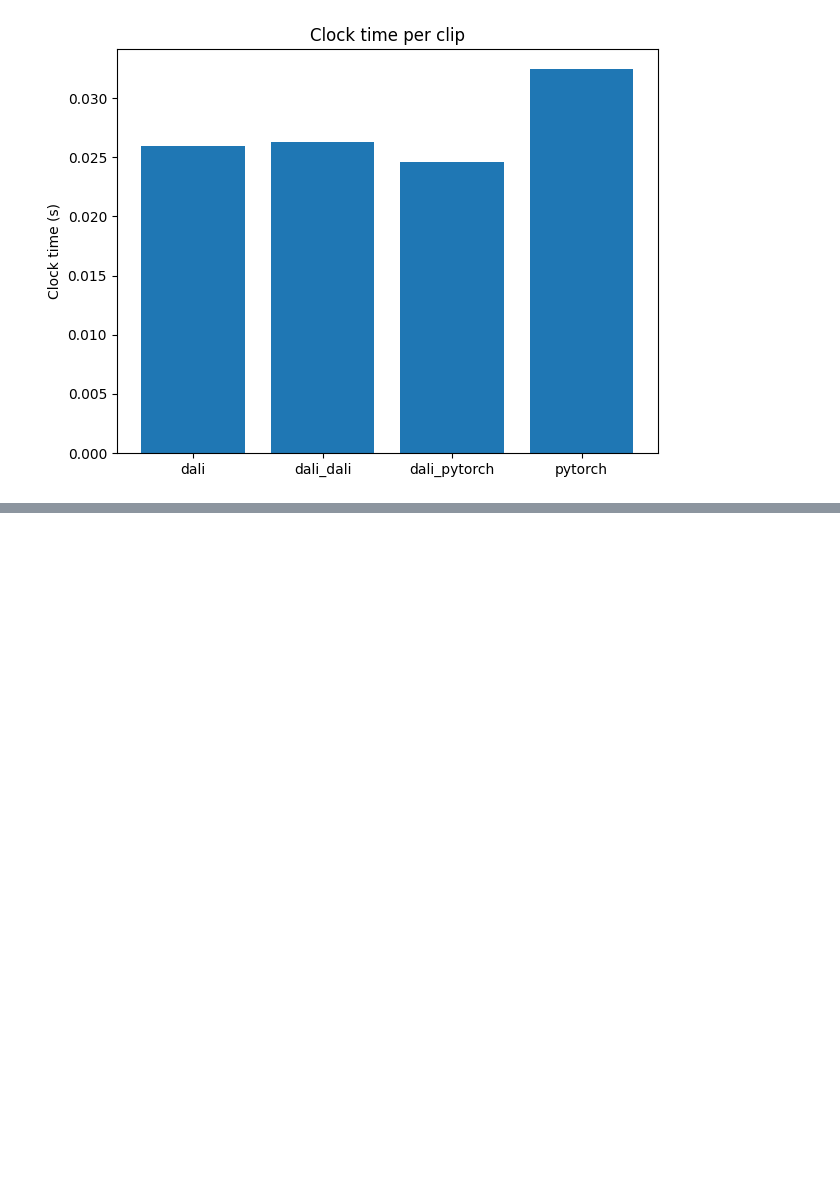
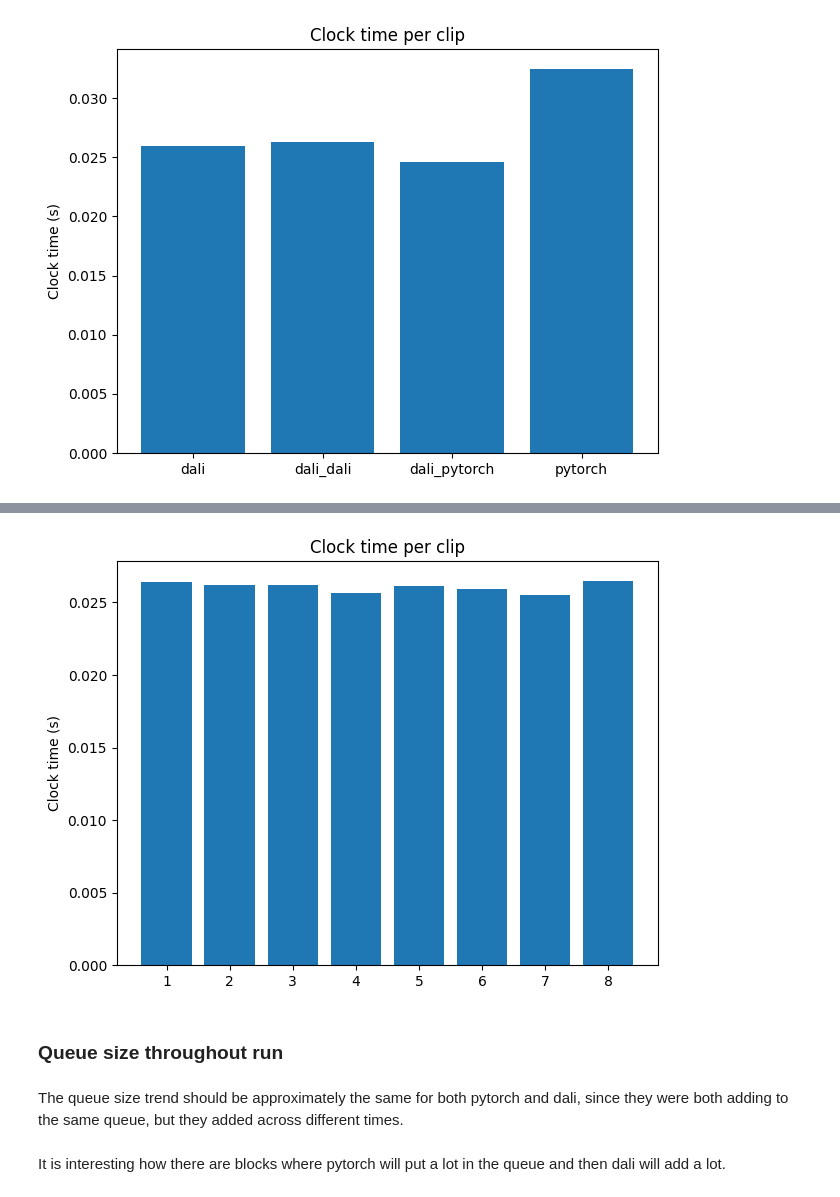
Before and after one commit to kirstenmg/video_processing, a Jupyter notebook: combo_analysis.ipynb, the cells around one changed output, grey strips where cells are left out. Drawn from its saved outputs; the diff is of its cells as text; code cells hidden in the pictures; blank space fills up the shorter version.

```diff
--- a/combo_analysis.ipynb
+++ b/combo_analysis.ipynb
@@ -70,0 +101,31 @@ plt.show()
+# %%
+portioned_data_updated = pd.read_csv("benchmark_results/2023-01-08_05:52:13.730692.csv")
+# %%
+width = 0.1
+
+data_by_portion = portioned_data_updated.groupby("pytorch_portion").agg({
+    "clock_time":"mean",
+    "clips":"sum",
+})
+x = np.arange(data_by_portion.index.size)
+
+fig, ax = plt.subplots()
+
+rects = []
+
+ax.bar(x, data_by_portion.clock_time / data_by_portion.clips)
+#ax.bar(x, data_by_portion.clock_time)
+
+# Add some text for labels, title and custom x-axis tick labels, etc.
+ax.set_ylabel('Clock time (s)')
+ax.set_title('Clock time per clip')
+labels = data_by_portion.index
+ax.set_xticks(x, labels)
+
+fig.tight_layout()
+
+plt.show()
+# %% [output]
+[figure, added]
+# %% [markdown]
+### Queue size throughout run
@@ -70,0 +143,4 @@ plt.show()
+# %% [markdown]
+The queue size trend should be approximately the same for both pytorch and dali, since they were both adding to the same queue, but they added across different times.
+# %% [markdown]
+It is interesting how there are blocks where pytorch will put a lot in the queue and then dali will add a lot.
```
Also changed, not shown: parts of 11 cells of this notebook, 10 other files.
